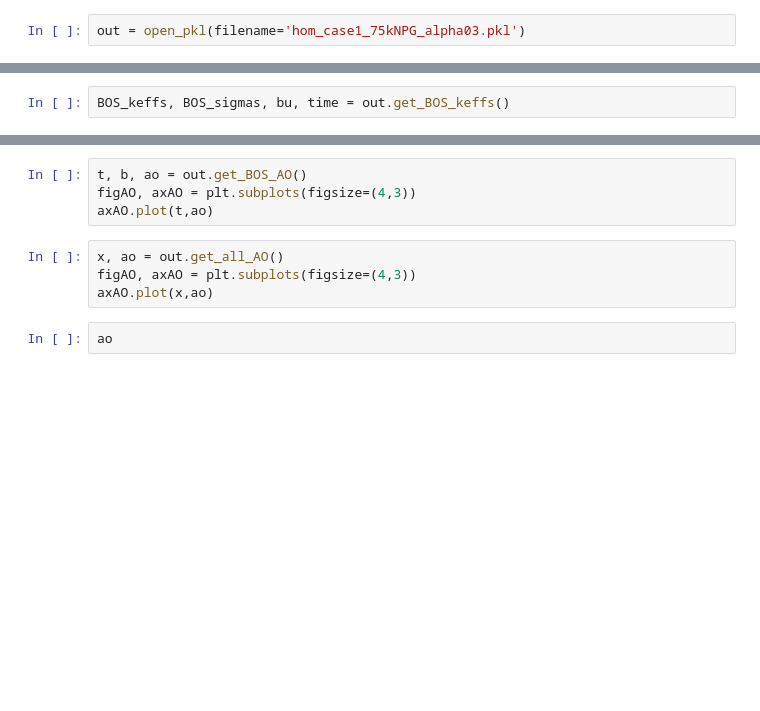
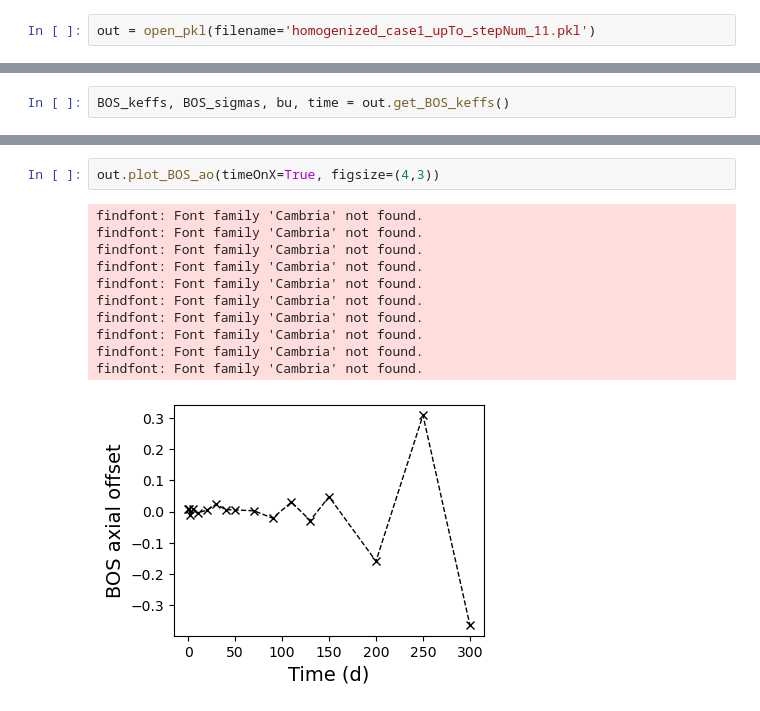
Before and after one commit to jfaulkner31/SCALETools, a Jupyter notebook: SCALEDepleter/pickle_examples/tempDepndFHR_ex5.ipynb, the cells around one changed output, grey strips where cells are left out. Saved outputs shown, nothing was run; the diff lists cells and outputs as text; blank space fills up the shorter version.

```diff
--- a/SCALEDepleter/pickle_examples/tempDepndFHR_ex5.ipynb
+++ b/SCALEDepleter/pickle_examples/tempDepndFHR_ex5.ipynb
@@ -18,5 +17,5 @@ findfont: Font family ['Cambria'] not found. Falling back to DejaVu Sans.
 # %%
-out = open_pkl(filename='hom_case1_75kNPG_alpha03.pkl')
+out = open_pkl(filename='homogenized_case1_upTo_stepNum_11.pkl')
 # %%
 # available functions:
 # out.print_case_settings()
@@ -72,10 +116,14 @@ parr, BOS_time = out.plot_BOS_power_2d(normalize=True, figsize=(4,3), fontname=g
-# %%
-t, b, ao = out.get_BOS_AO()
-figAO, axAO = plt.subplots(figsize=(4,3))
-axAO.plot(t,ao)
-# %%
-x, ao = out.get_all_AO()
-figAO, axAO = plt.subplots(figsize=(4,3))
-axAO.plot(x,ao)
-# %%
-ao
+# %%
+out.plot_BOS_ao(timeOnX=True, figsize=(4,3))
+# %% [output]
+findfont: Font family 'Cambria' not found.
+findfont: Font family 'Cambria' not found.
+findfont: Font family 'Cambria' not found.
+findfont: Font family 'Cambria' not found.
+findfont: Font family 'Cambria' not found.
+findfont: Font family 'Cambria' not found.
+findfont: Font family 'Cambria' not found.
+findfont: Font family 'Cambria' not found.
+findfont: Font family 'Cambria' not found.
+findfont: Font family 'Cambria' not found.
+[figure, added]
```
Also changed, not shown: parts of 23 cells of this notebook, 16 other files.
